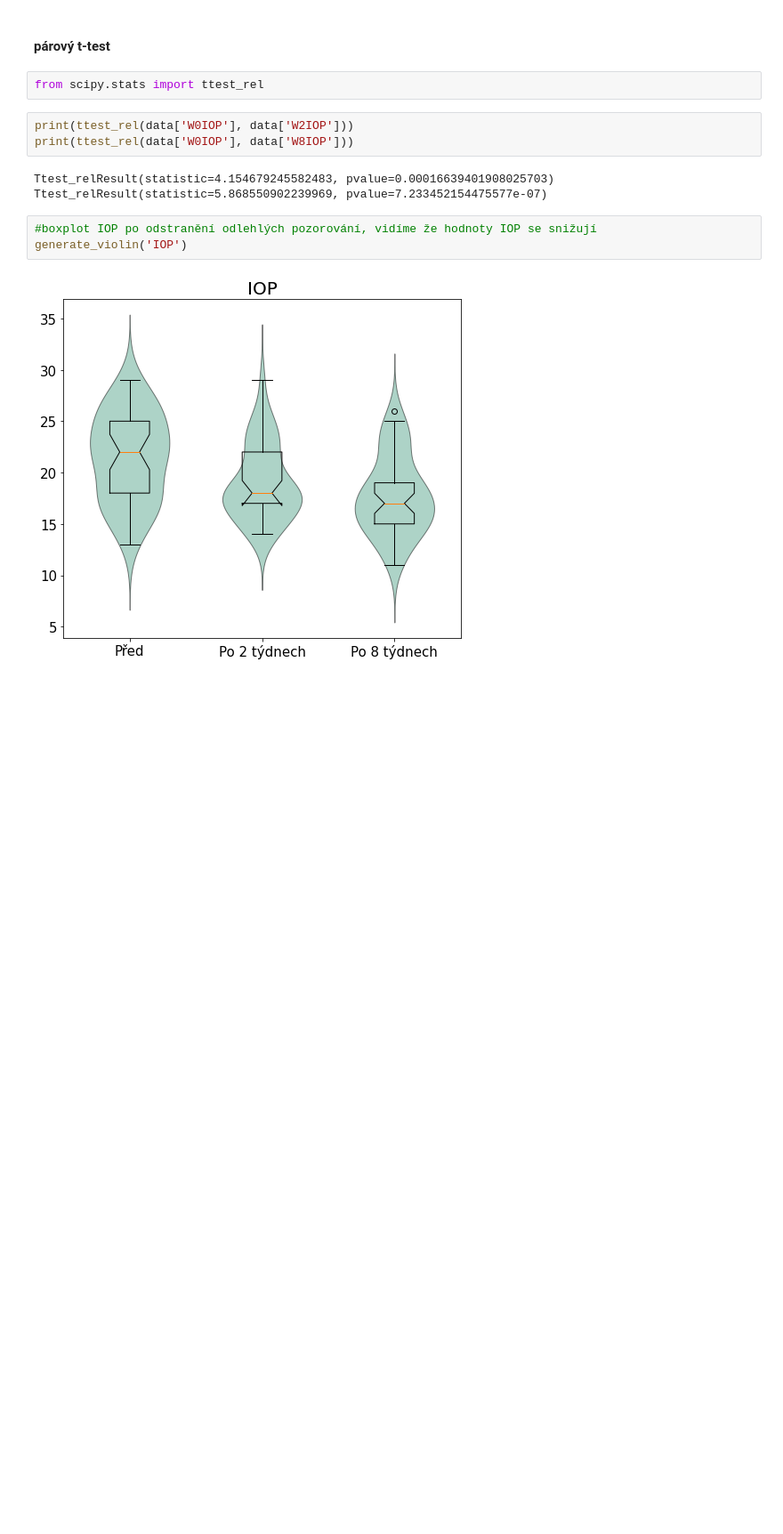
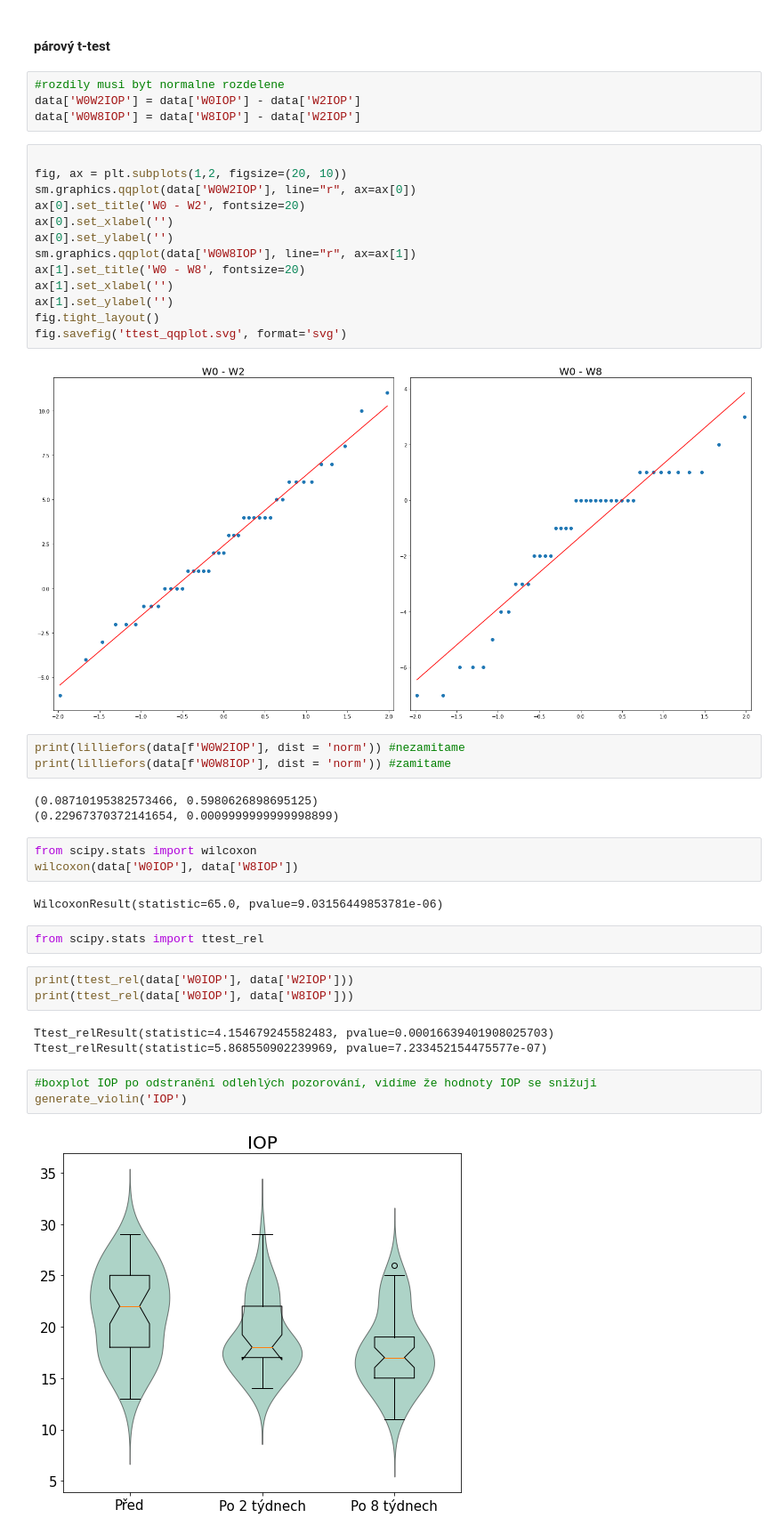
Before and after one commit to xdxdhh/sme_projekt, a Jupyter notebook: analysis.ipynb, the cells around one changed output. Shown at 89% size. Cells and saved outputs as stored; diff of their text form; blank space fills up the shorter version.

Commit message:
added dunne test, illustrative anova,wilcoxon tests

```diff
--- a/analysis.ipynb
+++ b/analysis.ipynb
@@ -206,5 +241,35 @@ Comparison  Statistic  p-value  Lower CI  Upper CI
 # %% [markdown]
 #### párový t-test
+# %%
+#rozdily musi byt normalne rozdelene
+data['W0W2IOP'] = data['W0IOP'] - data['W2IOP']
+data['W0W8IOP'] = data['W8IOP'] - data['W2IOP']
+# %%
+
+fig, ax = plt.subplots(1,2, figsize=(20, 10))
+sm.graphics.qqplot(data['W0W2IOP'], line="r", ax=ax[0])
+ax[0].set_title('W0 - W2', fontsize=20)
+ax[0].set_xlabel('')
+ax[0].set_ylabel('')
+sm.graphics.qqplot(data['W0W8IOP'], line="r", ax=ax[1])
+ax[1].set_title('W0 - W8', fontsize=20)
+ax[1].set_xlabel('')
+ax[1].set_ylabel('')
+fig.tight_layout()
+fig.savefig('ttest_qqplot.svg', format='svg')
+# %% [output]
+[figure, added]
+# %%
+print(lilliefors(data[f'W0W2IOP'], dist = 'norm')) #nezamitame
+print(lilliefors(data[f'W0W8IOP'], dist = 'norm')) #zamitame
+# %% [output]
+(0.08710195382573466, 0.5980626898695125)
+(0.22967370372141654, 0.0009999999999998899)
+# %%
+from scipy.stats import wilcoxon
+wilcoxon(data['W0IOP'], data['W8IOP'])
+# %% [output]
+WilcoxonResult(statistic=65.0, pvalue=9.03156449853781e-06)
 # %%
 from scipy.stats import ttest_rel
 # %%
```
Also changed, not shown: parts of 8 cells of this notebook, 2 other files.
